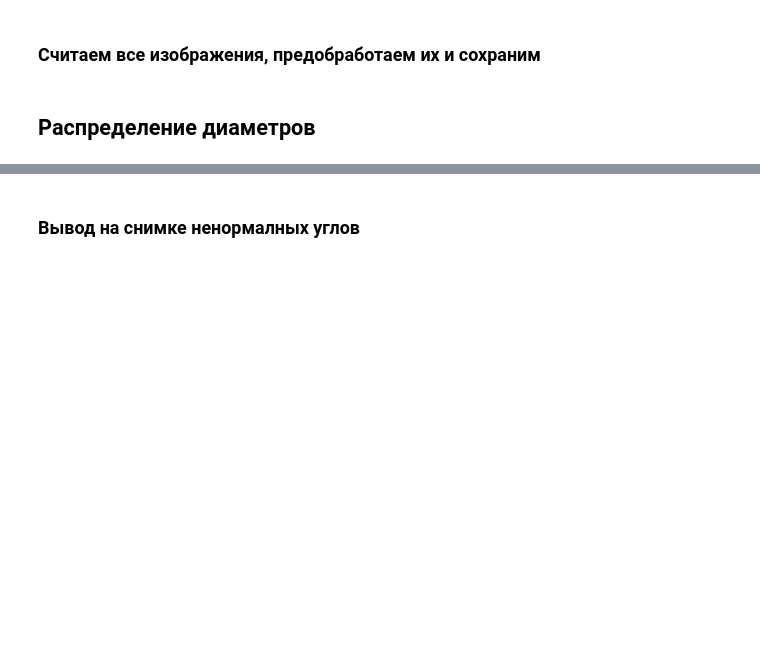
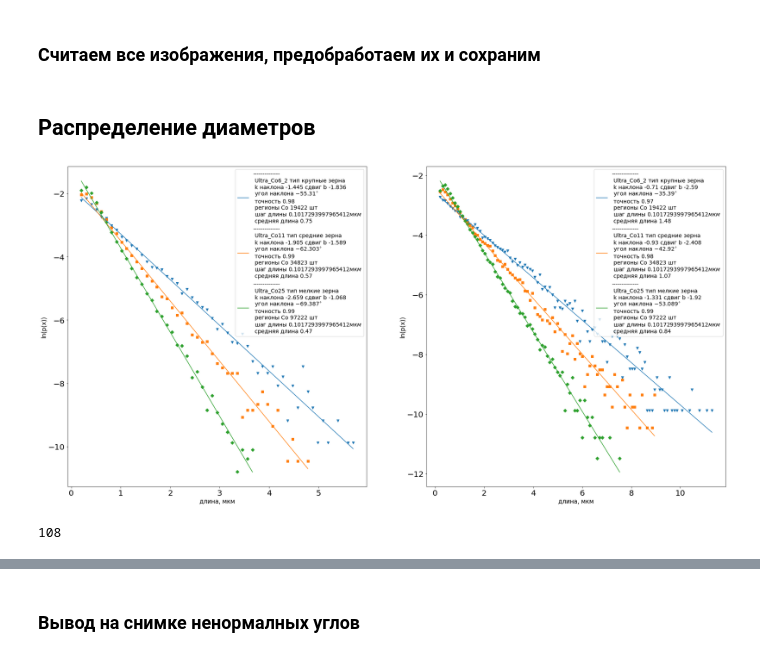
Before and after one commit to dkagramanyan/WC-Co_computer_vision, a Jupyter notebook: cv/beams.ipynb, the cells around one changed output, grey strips where cells are left out. Cells and saved outputs as stored; diff of their text form; code cells hidden in the pictures; blank space fills up the shorter version.

```diff
--- a/cv/beams.ipynb
+++ b/cv/beams.ipynb
@@ -173,18 +179,31 @@ def diametr_approx_all(folder,name, step, N, M, indeces=None,save=False):
     plt.show()
 # %%
 N = 30
-M = 30
-# для статье N=12,M=18
+M = 15
+# для статье N=10,M=5
 
-step = 1
-save=True
+step = 2
+# save=True
+save=False
 
 # folder = '../data/saved np'
-folder = 'data/saved_np'
-name = '10_mixer_preprocess'
+# folder = 'data/saved_np'
+folder = 'data/saved_metadata'
+# name = '10_mixer_preprocess'
+name = '4x_left_orig_shape_'
+# name = '4x_data_border_fix_'
 # name = ''
+
+# types_dict = {'Ultra_Co11': 'средние зерна',
+#               'Ultra_Co25': 'мелкие зерна',
+#               'Ultra_Co8': 'средне-мелкие зерна',
+#               'Ultra_Co6_2': 'крупные зерна',
+#               'Ultra_Co15': 'средне-мелкие зерна'}
 
 
 
-# diametr_approx_all(folder,name, step, N, M, indeces=[0, 2, 3])
-diametr_approx_all(folder,name, step, N, M, indeces=None,save=save)
+
+# diametr_approx_all(folder,name, step, N, M, indices=[0, 2, 3])
+diametr_approx_all(folder,name, step, N, M, indices=[3,0,2],save=save)
+# %% [output]
+[figure, added]
@@ -190,0 +431,4 @@ diametr_approx_all(folder,name, step, N, M, indeces=None,save=save)
+# %%
+max(all_a_beams[0])
+# %% [output]
+108
```
Also changed, not shown: parts of 7 cells of this notebook.
